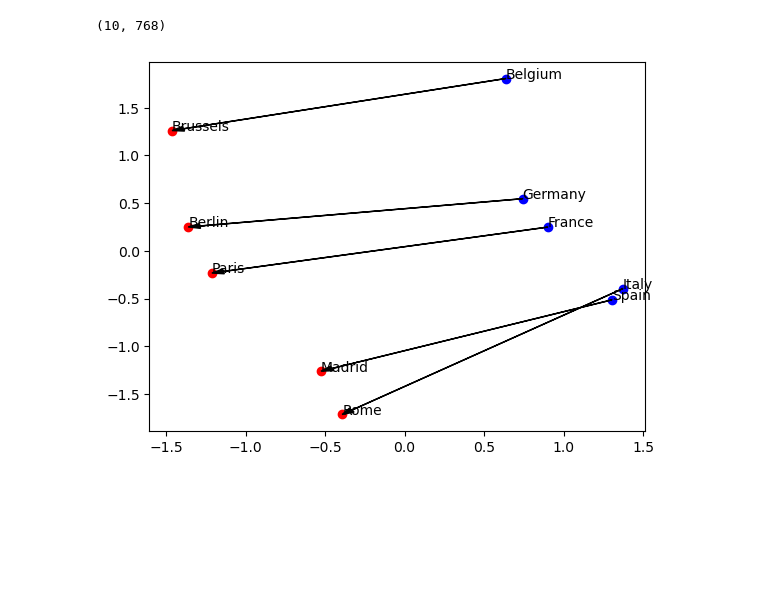
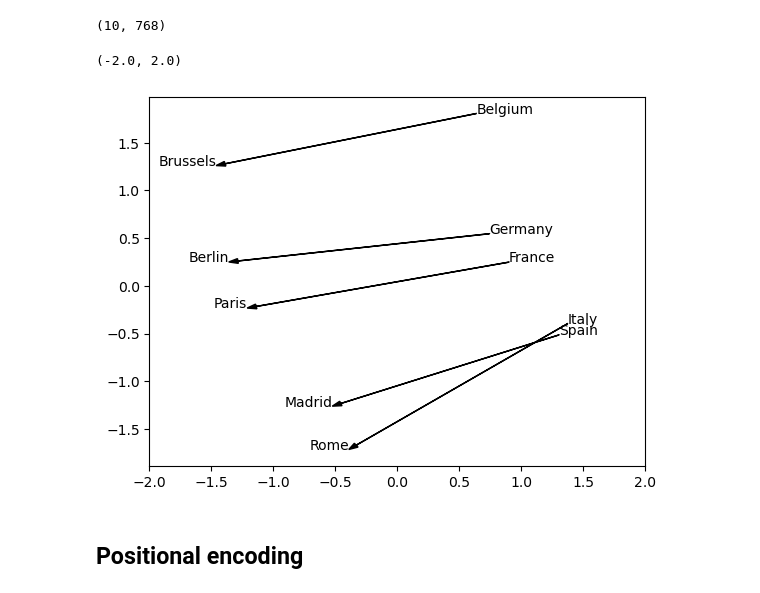
Before and after one commit to jmague/formation_LLM_IXXI, a Jupyter notebook: gpt2_bas_niveau.ipynb, the cells around one changed output. Saved outputs shown, nothing was run; the diff lists cells and outputs as text; code cells hidden in the pictures; blank space fills up the shorter version.

```diff
--- a/gpt2_bas_niveau.ipynb
+++ b/gpt2_bas_niveau.ipynb
@@ -36,5 +36,5 @@ La dimension du modèle est de 768 dimensions.
 # %%
-prompt = " duck chicken goose tiger lion bear train truck plane car boat ship"
+prompt = " duck goose tiger lion bear train truck plane car boat ship"
 input = tokenizer(prompt, return_tensors="pt").to(device)
 print(f'{"|token|":8} -> id\n')
 for token in input['input_ids'][0]:
@@ -63,0 +63,9 @@ embeddings.shape
+# %%
+pca = PCA(n_components=2)
+coordinates = pca.fit_transform(embeddings)
+# %%
+tokens = prompt.split(' ')[1:]
+for i in range(len(tokens)):
+    plt.text(coordinates[i,0],coordinates[i,1],tokens[i])
+plt.xlim((-2.5,2.5))
+plt.ylim((-2.5,2.5))
@@ -91,13 +102,17 @@ coordinates = pca.fit_transform(embeddings)
 # %%
 places = prompt.split(' ')[1:]
 countries = [2*i for i in range(len(places)//2)]
 cities = [2*i+1 for i in range(len(places)//2)]
-plt.scatter(coordinates[countries,0],coordinates[countries,1], color='blue')
-plt.scatter(coordinates[cities,0],coordinates[cities,1],color='red')
 for i in range(len(countries)):
     plt.arrow(coordinates[countries[i],0],coordinates[countries[i],1],coordinates[cities[i],0]-coordinates[countries[i],0],coordinates[cities[i],1]-coordinates[countries[i],1],color='black',head_width=0.05,length_includes_head=True)
 
-for i, place in enumerate(places):
-    plt.text(coordinates[i,0],coordinates[i,1],place)
+for i,country in enumerate(countries):
+    plt.text(coordinates[country,0],coordinates[country,1],places[country])
+for i,city in enumerate(cities):
+    plt.text(coordinates[city,0],coordinates[city,1],places[city], horizontalalignment='right')
+plt.xlim((-2,2))
 # %% [output]
+(-2.0, 2.0)
-[figure, old version]
+[figure, new version]
+# %% [markdown]
+## Positional encoding
```
Also changed, not shown: parts of 14 cells of this notebook, 3 other files.
